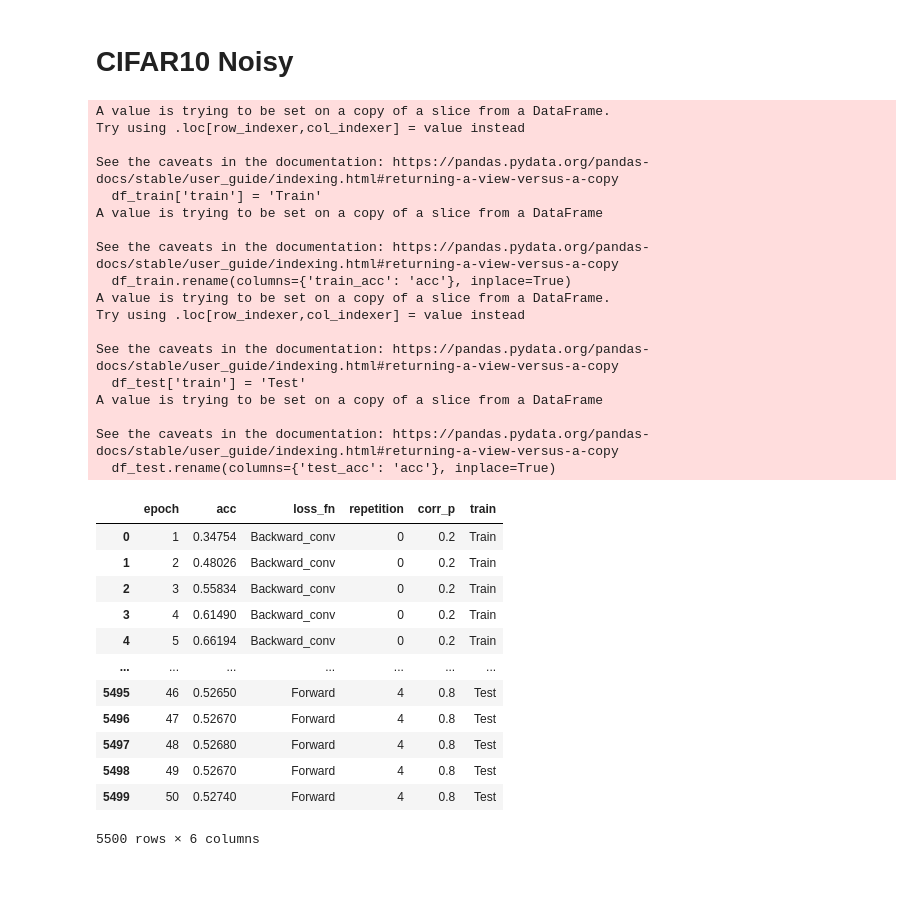
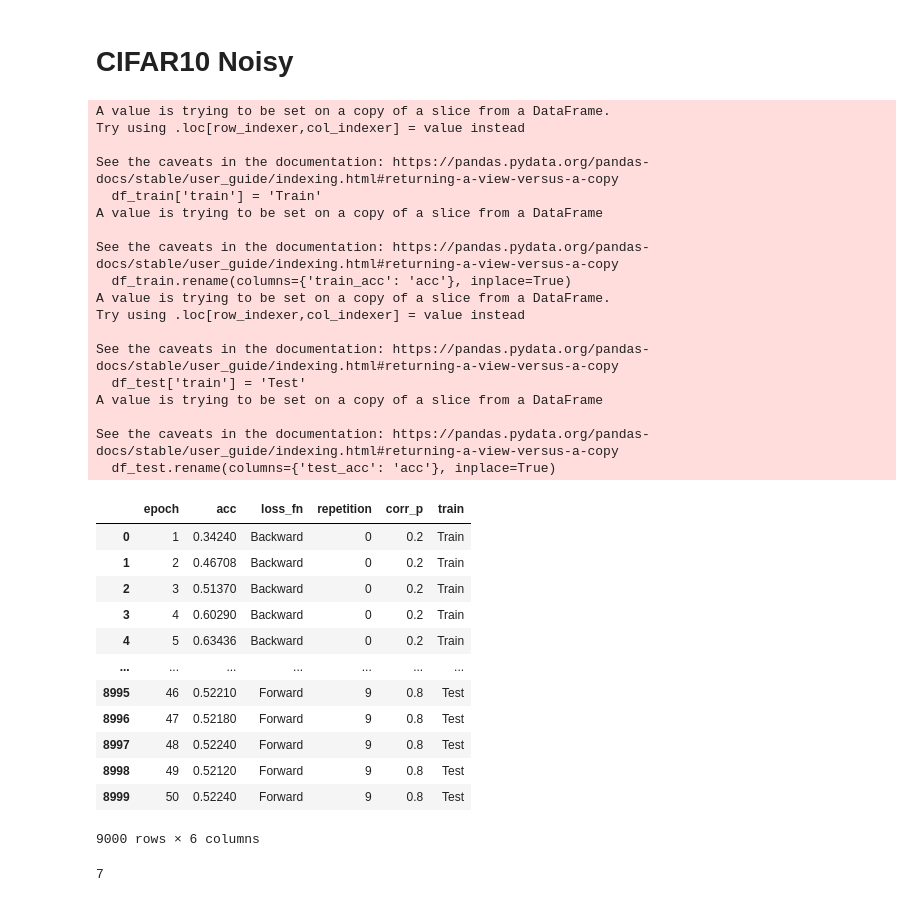
Before and after one commit to DaniBacaicoa/ForwardBackard_losses, a Jupyter notebook: New_Results_viasualization.ipynb, the cells around one changed output. Saved outputs shown, nothing was run; the diff lists cells and outputs as text; code cells hidden in the pictures.

```diff
--- a/New_Results_viasualization.ipynb
+++ b/New_Results_viasualization.ipynb
@@ -1297,7 +1298,7 @@ folder_path = 'Results/Cifar10_Noisy_Patrini_CIFAR10'
 
 for filename in os.listdir(folder_path):
     if filename.endswith('.csv'):
-        if int(filename[-5:][0])<5:
+        if int(filename[-5:][0])<15:
             file_path = os.path.join(folder_path, filename)
             # Read the CSV file into a DataFrame
             df = pd.read_csv(file_path)
@@ -1307,43 +1308,48 @@ for filename in os.listdir(folder_path):
 merged_df = pd.concat(df_list, ignore_index=True)
 
 df_train = merged_df[['epoch','train_acc','loss_fn','repetition','corr_p']]
 df_train['train'] = 'Train'
 df_train.rename(columns={'train_acc': 'acc'}, inplace=True)
 df_test = merged_df[['epoch','test_acc','loss_fn','repetition','corr_p']]
 df_test['train'] = 'Test'
 df_test.rename(columns={'test_acc': 'acc'}, inplace=True)
 df_concatenado = pd.concat([df_train, df_test], ignore_index=True)
 df_concatenado
 # %% [output]
 A value is trying to be set on a copy of a slice from a DataFrame.
 Try using .loc[row_indexer,col_indexer] = value instead
 
 See the caveats in the documentation: https://pandas.pydata.org/pandas-docs/stable/user_guide/indexing.html#returning-a-view-versus-a-copy
   df_train['train'] = 'Train'
 A value is trying to be set on a copy of a slice from a DataFrame
 
 See the caveats in the documentation: https://pandas.pydata.org/pandas-docs/stable/user_guide/indexing.html#returning-a-view-versus-a-copy
   df_train.rename(columns={'train_acc': 'acc'}, inplace=True)
 A value is trying to be set on a copy of a slice from a DataFrame.
 Try using .loc[row_indexer,col_indexer] = value instead
 
 See the caveats in the documentation: https://pandas.pydata.org/pandas-docs/stable/user_guide/indexing.html#returning-a-view-versus-a-copy
   df_test['train'] = 'Test'
 A value is trying to be set on a copy of a slice from a DataFrame
 
 See the caveats in the documentation: https://pandas.pydata.org/pandas-docs/stable/user_guide/indexing.html#returning-a-view-versus-a-copy
   df_test.rename(columns={'test_acc': 'acc'}, inplace=True)
 |  | epoch | acc | loss_fn | repetition | corr_p | train |
-| 0 | 1 | 0.34754 | Backward_conv | 0 | 0.2 | Train |
-| 1 | 2 | 0.48026 | Backward_conv | 0 | 0.2 | Train |
-| 2 | 3 | 0.55834 | Backward_conv | 0 | 0.2 | Train |
-| 3 | 4 | 0.61490 | Backward_conv | 0 | 0.2 | Train |
-| 4 | 5 | 0.66194 | Backward_conv | 0 | 0.2 | Train |
+| 0 | 1 | 0.34240 | Backward | 0 | 0.2 | Train |
+| 1 | 2 | 0.46708 | Backward | 0 | 0.2 | Train |
+| 2 | 3 | 0.51370 | Backward | 0 | 0.2 | Train |
+| 3 | 4 | 0.60290 | Backward | 0 | 0.2 | Train |
+| 4 | 5 | 0.63436 | Backward | 0 | 0.2 | Train |
 | ... | ... | ... | ... | ... | ... | ... |
-| 5495 | 46 | 0.52650 | Forward | 4 | 0.8 | Test |
-| 5496 | 47 | 0.52670 | Forward | 4 | 0.8 | Test |
-| 5497 | 48 | 0.52680 | Forward | 4 | 0.8 | Test |
-| 5498 | 49 | 0.52670 | Forward | 4 | 0.8 | Test |
-| 5499 | 50 | 0.52740 | Forward | 4 | 0.8 | Test |
+| 8995 | 46 | 0.52210 | Forward | 9 | 0.8 | Test |
+| 8996 | 47 | 0.52180 | Forward | 9 | 0.8 | Test |
+| 8997 | 48 | 0.52240 | Forward | 9 | 0.8 | Test |
+| 8998 | 49 | 0.52120 | Forward | 9 | 0.8 | Test |
+| 8999 | 50 | 0.52240 | Forward | 9 | 0.8 | Test |
-5500 rows × 6 columns
+9000 rows × 6 columns
+# %%
+min_val = df.loc[(df["loss_fn"] == 'Forward') & (df["epoch"] == 50), "repetition"].min()
+print(min_val)
+# %% [output]
+7
 # %%
```
Also changed, not shown: parts of 3 cells of this notebook.
